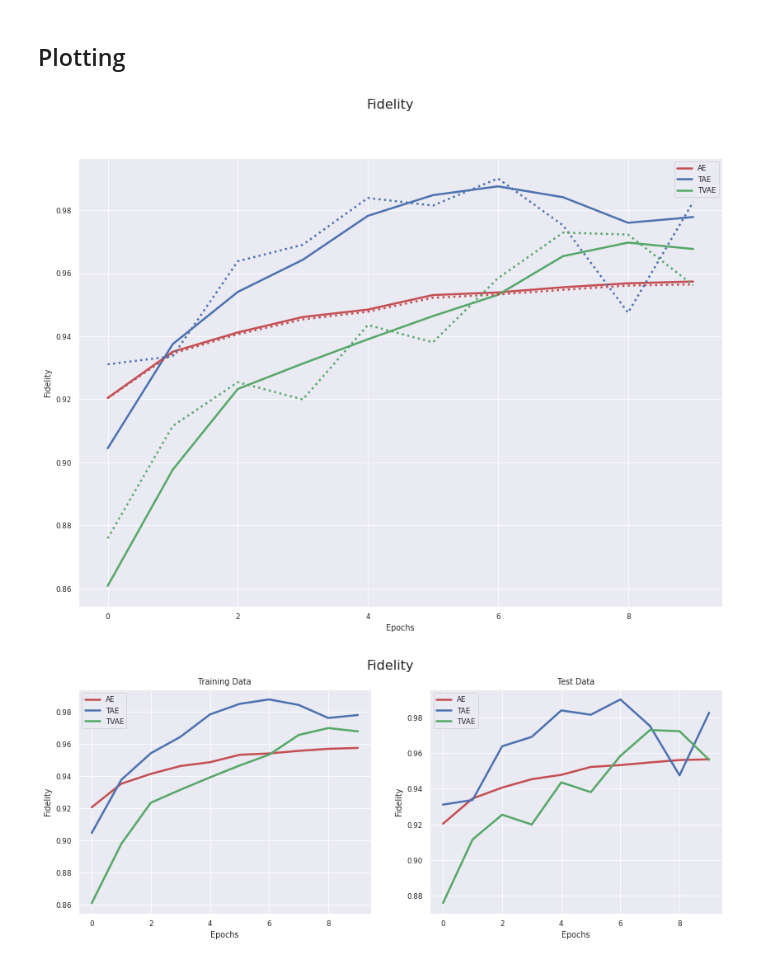
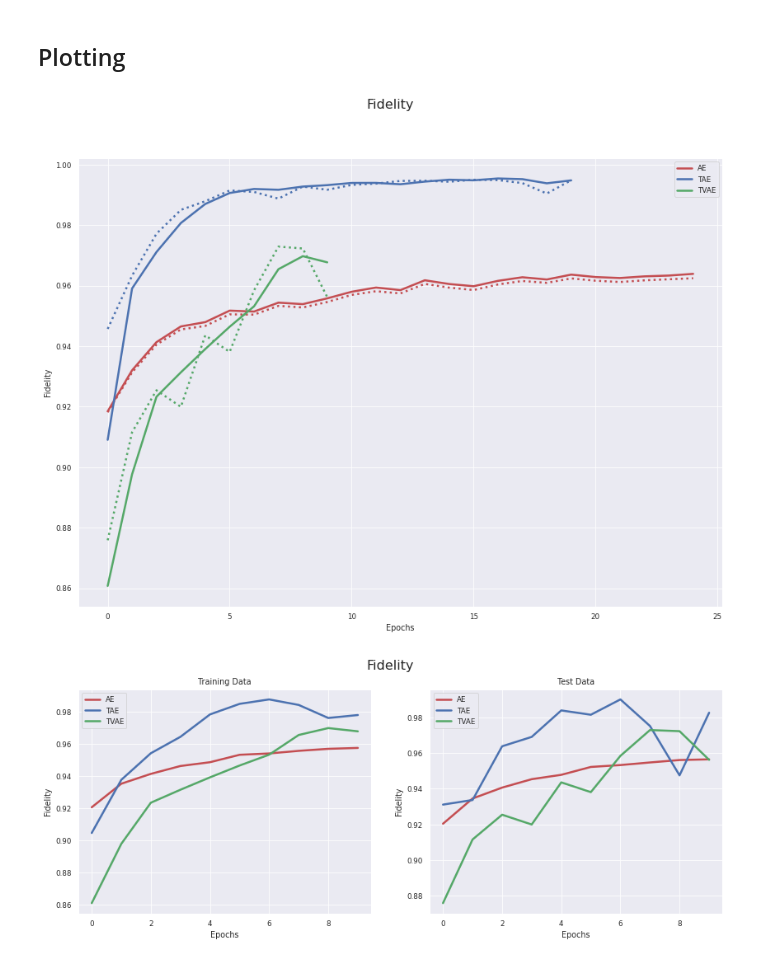
Before and after one commit to nahumsa/DM-Reconstruction, a Jupyter notebook: Analysis Results.ipynb, the cells around one changed output. Cells and saved outputs as stored; diff of their text form; code cells hidden in the pictures.

Commit message:
Updated TAE and AE plot

```diff
--- a/Analysis Results.ipynb
+++ b/Analysis Results.ipynb
@@ -28,8 +28,8 @@ sns.set_context("paper", font_scale=1., rc={"lines.linewidth": 2.5})
 # %%
 AE_Fidelity = np.loadtxt('Results/AE/AE_Fidelity.txt')
 AE_Loss = np.loadtxt('Results/AE/AE_Loss.txt')
-AE_val_Fidelity = np.loadtxt('Results/AE/AE_val_Fidelity.txt')
-AE_val_Loss = np.loadtxt('Results/AE/AE_val_Loss.txt')
+AE_val_Fidelity = np.loadtxt('Results/AE/val_AE_Fidelity.txt')
+AE_val_Loss = np.loadtxt('Results/AE/val_AE_Loss.txt')
 # %%
 TAE_Fidelity = np.loadtxt('Results/TAE/TAE_Fidelity.txt')
 TAE_Loss = np.loadtxt('Results/TAE/TAE_Loss.txt')
@@ -45,27 +43,34 @@ epochs = range(len(TAE_Fidelity))
+# %%
+epochs_TAE = range(len(TAE_Fidelity))
+epochs_TVAE = range(len(TVAE_Fidelity))
+epochs_AE = range(len(AE_Fidelity))
 # %% [markdown]
 ## Plotting
 # %%
 fig = plt.figure(figsize=(14,10))
 gs = fig.add_gridspec(1, 1)
 ax1 = fig.add_subplot(gs[0, 0])
 
 
 fig.suptitle('Fidelity', size=16)
 
-ax1.plot(epochs, AE_Fidelity, 'r', label='AE')
-ax1.plot(epochs, TAE_Fidelity, 'b', label='TAE')
-ax1.plot(epochs, TVAE_Fidelity, 'g', label='TVAE')
-ax1.plot(epochs, AE_val_Fidelity, 'r:')
-ax1.plot(epochs, TAE_val_Fidelity, 'b:')
-ax1.plot(epochs, TVAE_val_Fidelity, 'g:')
+ax1.plot(epochs_AE, AE_Fidelity, 'r', label='AE')
+ax1.plot(epochs_AE, AE_val_Fidelity, 'r:')
+
+ax1.plot(epochs_TAE, TAE_Fidelity, 'b', label='TAE')
+ax1.plot(epochs_TAE, TAE_val_Fidelity, 'b:')
+
+ax1.plot(epochs_TVAE, TVAE_Fidelity, 'g', label='TVAE')
+ax1.plot(epochs_TVAE, TVAE_val_Fidelity, 'g:')
+
 # ax1.set_title('Fidelity')
 ax1.set_xlabel('Epochs')
 ax1.set_ylabel('Fidelity')
 ax1.legend()
 
 plt.show()
 # %% [output]
-[figure, old version]
+[figure, new version]
 # %%
 fig = plt.figure(figsize=(14,5))
 gs = fig.add_gridspec(1, 2)
```
Also changed, not shown: parts of 1 cell of this notebook.
